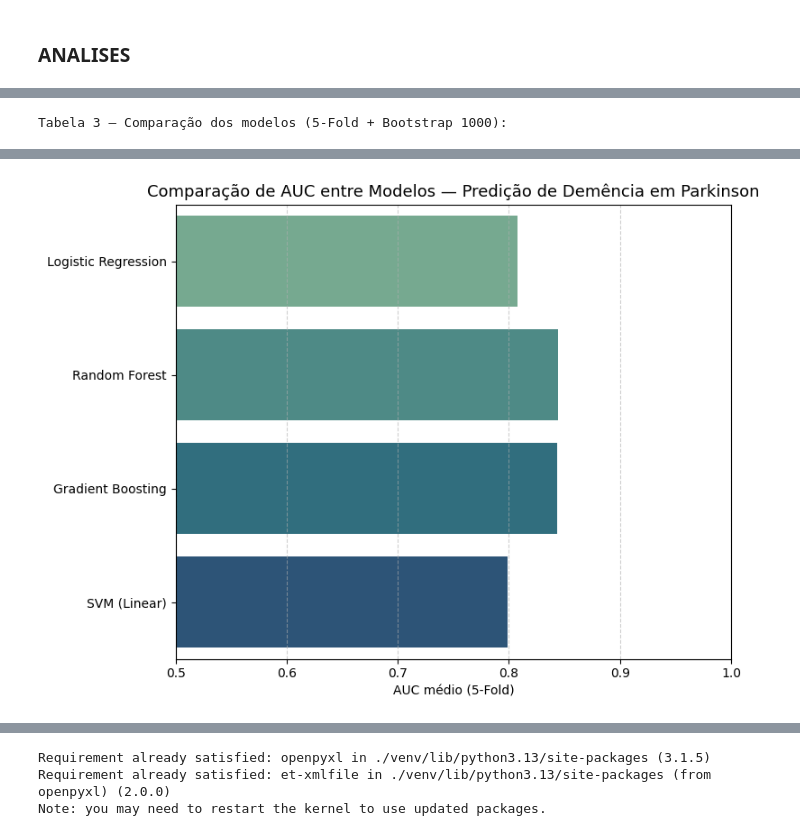
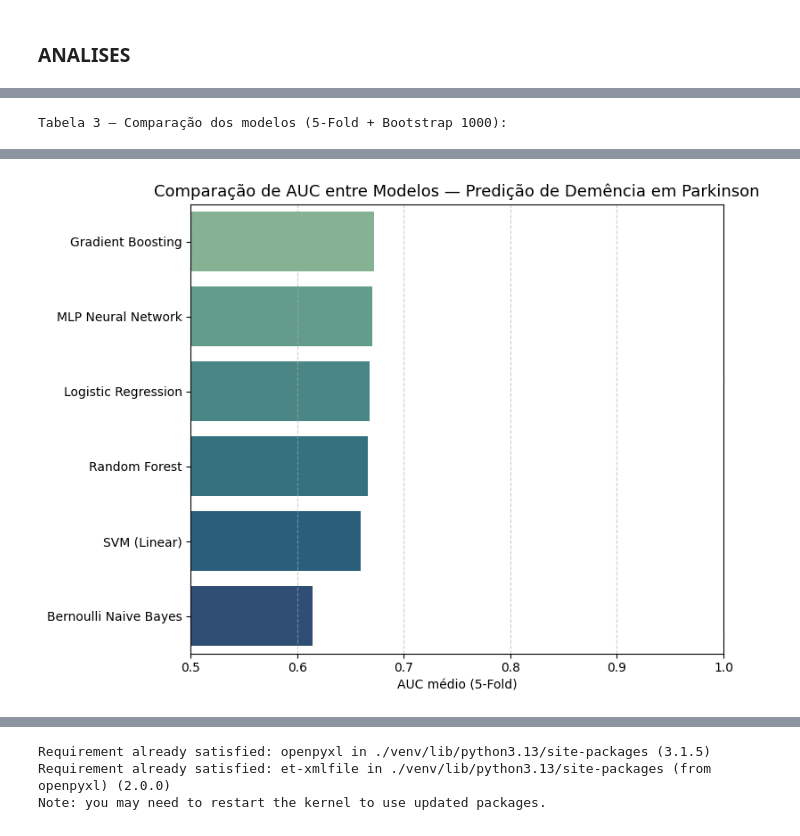
Before and after one commit to dudasfig/tcc-parkinson-dementia-ml, a Jupyter notebook: PARKINSON.ipynb, the cells around one changed output, grey strips where cells are left out. Saved outputs shown, nothing was run; the diff lists cells and outputs as text; code cells hidden in the pictures.

```diff
--- a/PARKINSON.ipynb
+++ b/PARKINSON.ipynb
@@ -536,7 +606,7 @@ params = {
 model = lr(class_weight='balanced', random_state=42)
 
 lr_auc, lr_metrics, lr_models, lr_err, lr_feat, lr_probs, lr_preds, lr_true = run_k_fold(
-    model, 'LR', params, X_scaled, y_array
+    model, 'LR', params, X_final, y_array
 )
 
 metric_names = [
@@ -619,7 +689,7 @@ model = rf(class_weight='balanced_subsample', random_state=42, n_jobs=-1)
 print("Iniciando validação cruzada (Random Forest, estilo James)...")
 
 rf_auc, rf_metrics, rf_models, rf_err, rf_feat, rf_probs, rf_preds, rf_true= run_k_fold(
-    model, 'RF', params, X_scaled, y_array
+    model, 'RF', params, X_final, y_array
 )
 
 print("\n📊 MÉDIAS — Random Forest (5-Fold, Bootstrap 1000):")
@@ -668,7 +738,7 @@ model = gb(random_state=42)
 print("Iniciando validação cruzada (Gradient Boosting / XGB, estilo James)...")
 
 gb_auc, gb_metrics, gb_models, gb_err, gb_feat, gb_probs, gb_preds, gb_true = run_k_fold(
-    model, 'XGB', params, X_scaled, y_array
+    model, 'XGB', params, X_final, y_array
 )
 
 print("\nMÉDIAS — Gradient Boosting (5-Fold, Bootstrap 1000):")
@@ -714,7 +784,7 @@ model = SVC(probability=True, random_state=42, class_weight='balanced')
 print("Iniciando validação cruzada (SVM Linear, estilo James)...")
 
 svm_auc, svm_metrics, svm_models, svm_err, svm_feat, svm_probs, svm_preds, svm_true = run_k_fold(
-    model, 'SVM', params, X_scaled, y_array
+    model, 'SVM', params, X_final, y_array
 )
 
 print("\nMÉDIAS — SVM Linear (5-Fold, Bootstrap 1000):")
@@ -1042,30 +1472,74 @@ Variáveis mais recorrentes entre modelos:
 # %%
+# ============================================
+#   MÉDIAS POR MODELO (5-Fold + Bootstrap)
+# ============================================
 
-lr_mean = np.mean(lr_metrics, axis=0)
-rf_mean = np.mean(rf_metrics, axis=0)
-gb_mean = np.mean(gb_metrics, axis=0)
+lr_mean  = np.mean(lr_metrics, axis=0)
+rf_mean  = np.mean(rf_metrics, axis=0)
+gb_mean  = np.mean(gb_metrics, axis=0)
 svm_mean = np.mean(svm_metrics, axis=0)
+mlp_mean = np.mean(mlp_metrics, axis=0)
+bnb_mean = np.mean(bnb_metrics, axis=0)
+
+# ============================================
+#   Tabela 3 — Comparação entre TODOS os modelos
+# ============================================
 
 results_df = pd.DataFrame({
-    'Modelo': ['Logistic Regression', 'Random Forest', 'Gradient Boosting', 'SVM (Linear)'],
-    'Accuracy': [lr_mean[0], rf_mean[0], gb_mean[0], svm_mean[0]],
-    'Sensitivity (Recall)': [lr_mean[1], rf_mean[1], gb_mean[1], svm_mean[1]],
-    'Specificity': [lr_mean[2], rf_mean[2], gb_mean[2], svm_mean[2]],
-    'PPV': [lr_mean[7], rf_mean[7], gb_mean[7], svm_mean[7]],
-    'NPV': [lr_mean[8], rf_mean[8], gb_mean[8], svm_mean[8]],
+    'Modelo': [
+        'Logistic Regression',
+        'Random Forest',
+        'Gradient Boosting',
+        'SVM (Linear)',
+        'MLP Neural Network',
+        'Bernoulli Naive Bayes'
+    ],
+
+    'Accuracy': [
+        lr_mean[0], rf_mean[0], gb_mean[0], svm_mean[0],
+        mlp_mean[0], bnb_mean[0]
+    ],
+
+    'Sensitivity (Recall)': [
+        lr_mean[1], rf_mean[1], gb_mean[1], svm_mean[1],
+        mlp_mean[1], bnb_mean[1]
+    ],
+
+    'Specificity': [
+        lr_mean[2], rf_mean[2], gb_mean[2], svm_mean[2],
+        mlp_mean[2], bnb_mean[2]
+    ],
+
+    'PPV': [
+        lr_mean[7], rf_mean[7], gb_mean[7], svm_mean[7],
+        mlp_mean[7], bnb_mean[7]
+    ],
+
+    'NPV': [
+        lr_mean[8], rf_mean[8], gb_mean[8], svm_mean[8],
+        mlp_mean[8], bnb_mean[8]
+    ],
+
     'AUC': [
         np.mean(lr_auc),
         np.mean(rf_auc),
         np.mean(gb_auc),
-        np.mean(svm_auc)
+        np.mean(svm_auc),
+        np.mean(mlp_auc),
+        np.mean(bnb_auc)
     ]
 })
 
 print("Tabela 3 — Comparação dos modelos (5-Fold + Bootstrap 1000):")
 display(results_df.round(3))
 
+# ============================================
+#   Gráfico atualizado — AUC
+# ============================================
+
 plt.figure(figsize=(8, 6))
-sns.barplot(x='AUC', y='Modelo', data=results_df, palette='crest')
+sns.barplot(x='AUC', y='Modelo', data=results_df.sort_values('AUC', ascending=False), palette='crest')
+
 plt.title('Comparação de AUC entre Modelos — Predição de Demência em Parkinson', fontsize=13)
 plt.xlabel('AUC médio (5-Fold)')
 plt.ylabel('')
@@ -1083,4 +1559,4 @@ Tabela 3 — Comparação dos modelos (5-Fold + Bootstrap 1000):
-[figure, old version]
+[figure, new version]
 # %%
 plt.figure(figsize=(9, 7))
 
```
Also changed, not shown: parts of 27 cells of this notebook, 45 other files.
